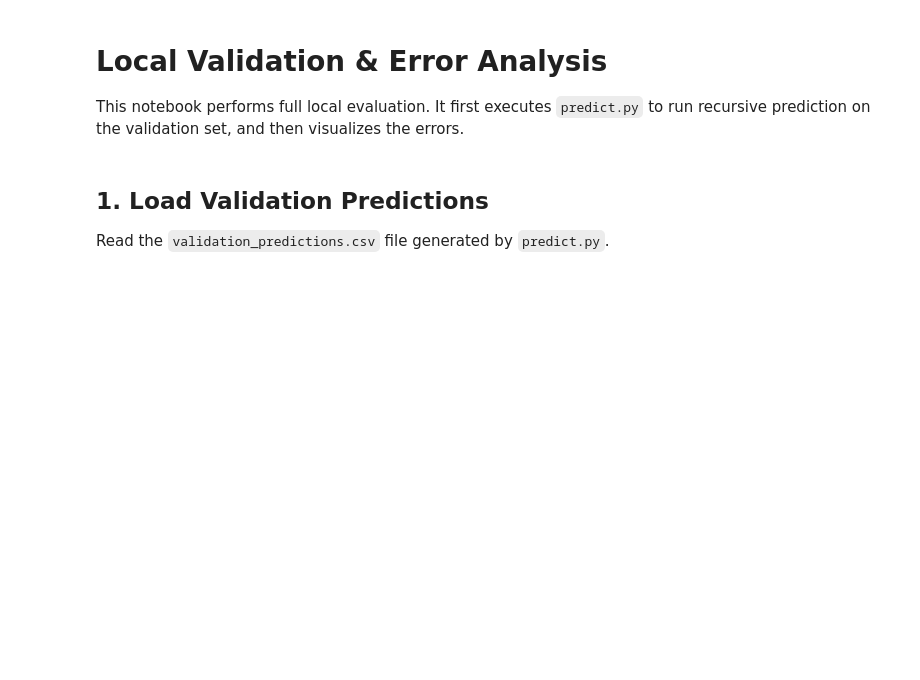
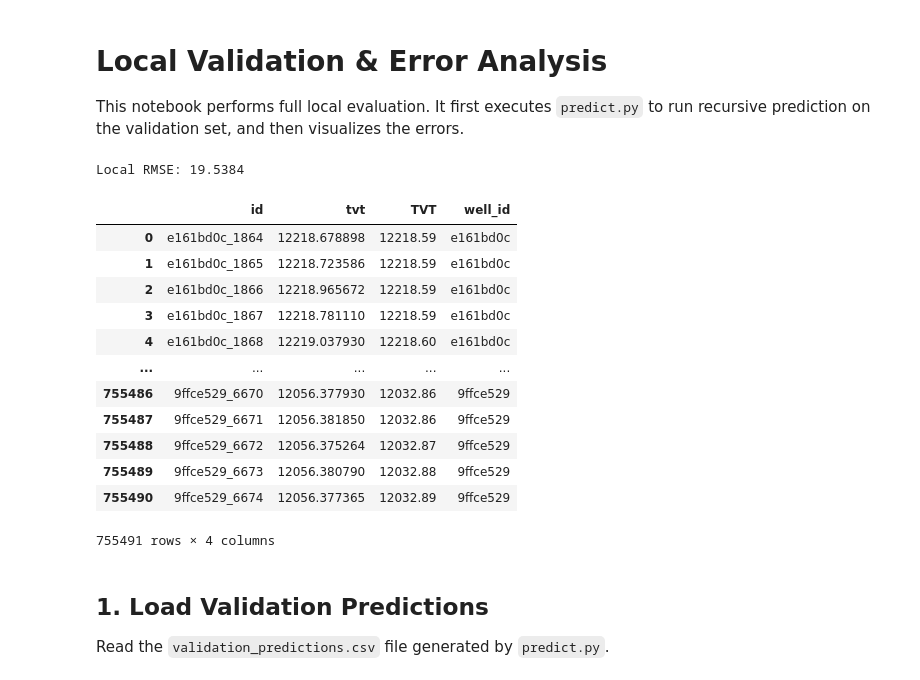
Before and after one commit to bqa100507-spec/ROGII---Wellbore-Geology-Prediction, a Jupyter notebook: notebook/errorAnalysis.ipynb, the cells around one changed output. Saved outputs shown, nothing was run; the diff lists cells and outputs as text; code cells hidden in the pictures; blank space fills up the shorter version.

```diff
--- a/notebook/errorAnalysis.ipynb
+++ b/notebook/errorAnalysis.ipynb
@@ -3,7 +3,35 @@
 
 This notebook performs full local evaluation. It first executes `predict.py` to run recursive prediction on the validation set, and then visualizes the errors.
 # %%
-!python ../src/predict.py --data_dir ../data --model_dir ../model/lgbm_baseline
+import sys
+
+EXP_NAME = 'lgbm_baseline'
+MODEL_DIR = f'../model/{EXP_NAME}'
+sys.path.insert(0, '../src')
+
+from predict import predict_validation
+
+# Gọi dự đoán và chỉ định thẳng đường dẫn lưu file chính xác
+predict_validation(
+    data_dir='../data',
+    model_dir=MODEL_DIR,
+    output='../data/validation_predictions.csv'
+)
+# %% [output]
+Local RMSE: 19.5384
+|  | id | tvt | TVT | well_id |
+| 0 | e161bd0c_1864 | 12218.678898 | 12218.59 | e161bd0c |
+| 1 | e161bd0c_1865 | 12218.723586 | 12218.59 | e161bd0c |
+| 2 | e161bd0c_1866 | 12218.965672 | 12218.59 | e161bd0c |
+| 3 | e161bd0c_1867 | 12218.781110 | 12218.59 | e161bd0c |
+| 4 | e161bd0c_1868 | 12219.037930 | 12218.60 | e161bd0c |
+| ... | ... | ... | ... | ... |
+| 755486 | 9ffce529_6670 | 12056.377930 | 12032.86 | 9ffce529 |
+| 755487 | 9ffce529_6671 | 12056.381850 | 12032.86 | 9ffce529 |
+| 755488 | 9ffce529_6672 | 12056.375264 | 12032.87 | 9ffce529 |
+| 755489 | 9ffce529_6673 | 12056.380790 | 12032.88 | 9ffce529 |
+| 755490 | 9ffce529_6674 | 12056.377365 | 12032.89 | 9ffce529 |
+755491 rows × 4 columns
 # %%
 import sys
 from pathlib import Path
```
Also changed, not shown: parts of 5 cells of this notebook, 4 other files.
